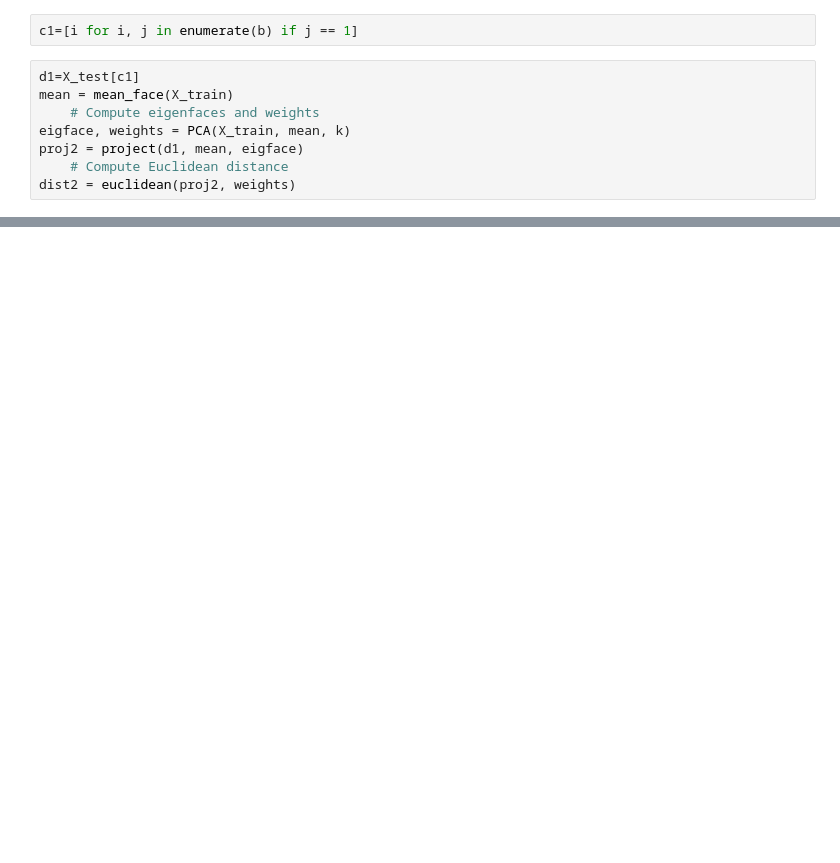
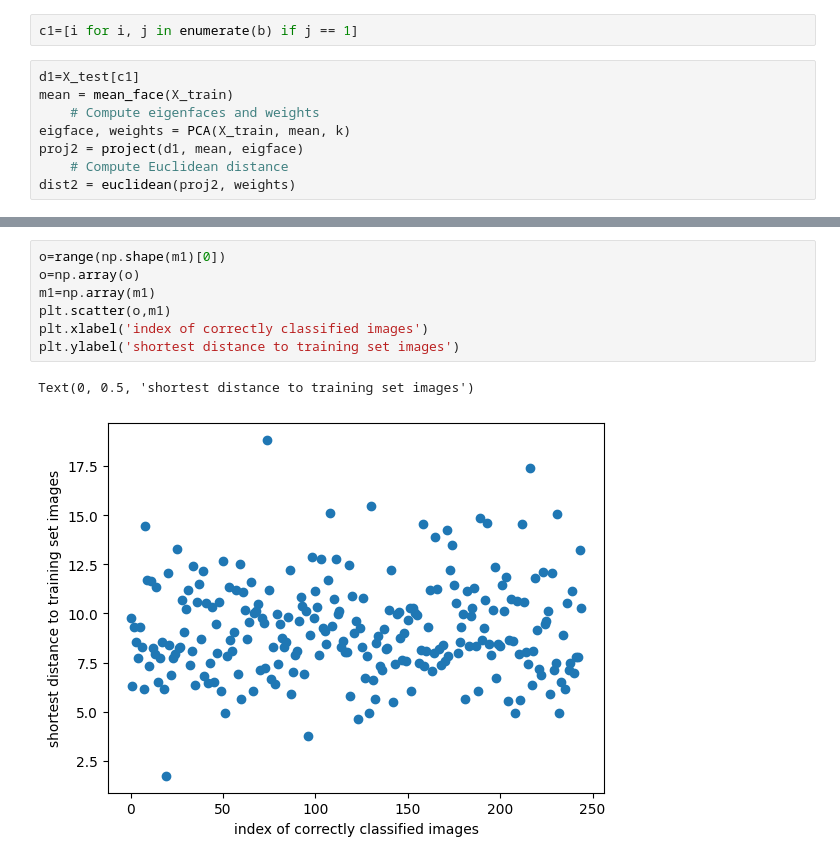
Before and after one commit to YRT777/7404-eigenfaces-elderversion, a Jupyter notebook: eigenfaces.ipynb, the cells around one changed output, grey strips where cells are left out. Drawn from its saved outputs; the diff is of its cells as text; blank space fills up the shorter version.

```diff
--- a/eigenfaces.ipynb
+++ b/eigenfaces.ipynb
@@ -420,0 +418,10 @@ plt.plot(m1)
+# %%
+o=range(np.shape(m1)[0])
+o=np.array(o)
+m1=np.array(m1)
+plt.scatter(o,m1)
+plt.xlabel('index of correctly classified images')
+plt.ylabel('shortest distance to training set images')
+# %% [output]
+Text(0, 0.5, 'shortest distance to training set images')
+[figure, added]
```
Also changed, not shown: parts of 14 cells of this notebook.
